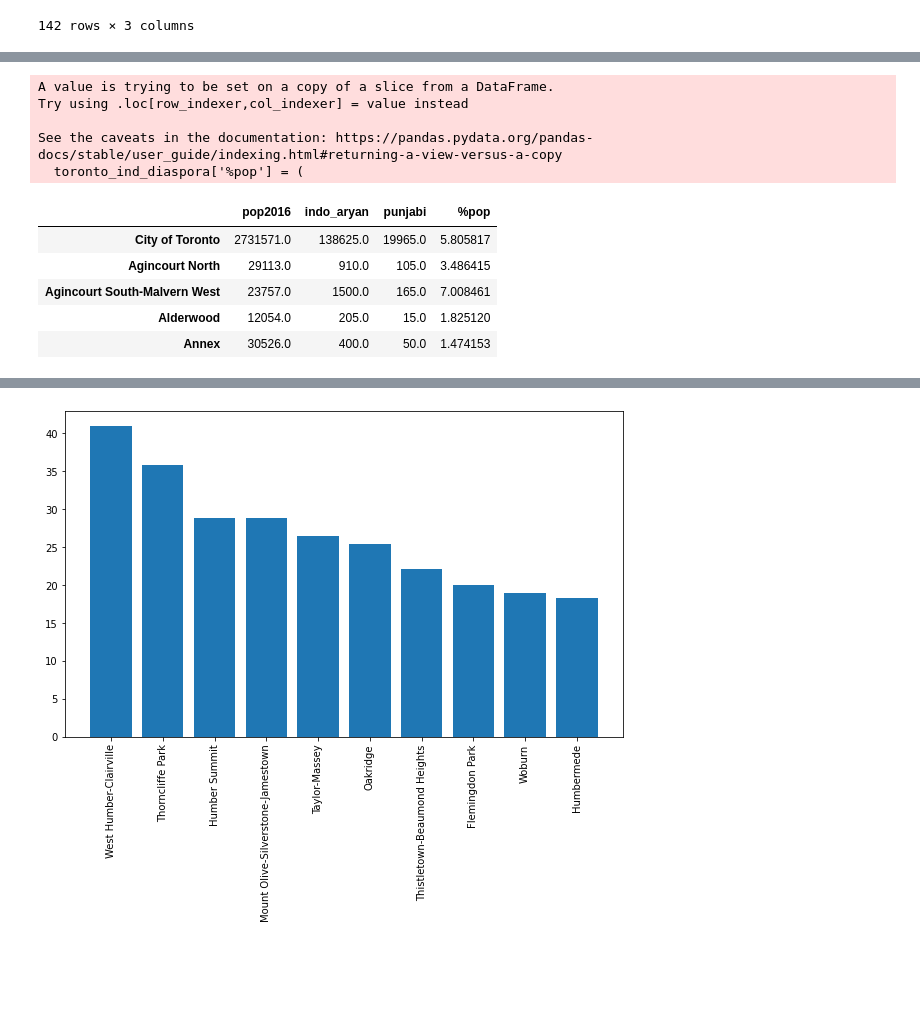
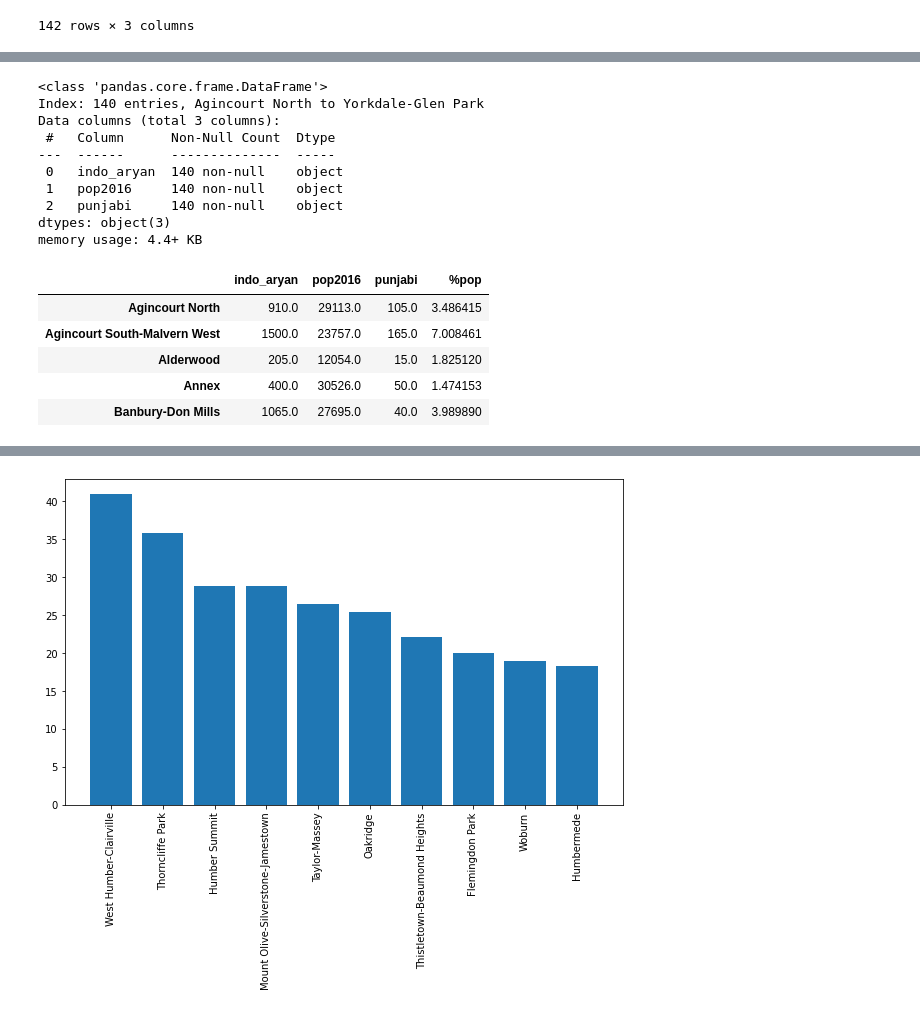
Before and after one commit to arunkhattri/Coursera_Capstone, a Jupyter notebook: 06_BattleOfNeighborhood_wk1.ipynb, the cells around one changed output, grey strips where cells are left out. Drawn from its saved outputs; the diff is of its cells as text; code cells hidden in the pictures; blank space fills up the shorter version.

```diff
--- a/06_BattleOfNeighborhood_wk1.ipynb
+++ b/06_BattleOfNeighborhood_wk1.ipynb
@@ -110,12 +106,13 @@ toronto_ind_diaspora
 # %%
 cols = [ 'pop2016', 'indo_aryan', 'punjabi']
 toronto_ind_diaspora.columns = cols
-toronto_ind_diaspora = toronto_ind_diaspora.iloc[1:, :]
-toronto_ind_diaspora['indo_aryan'] = toronto_ind_diaspora['indo_aryan'].str.replace(',', '')
-toronto_ind_diaspora['pop2016'] = toronto_ind_diaspora['pop2016'].str.replace(',', '')
-toronto_ind_diaspora['punjabi'] = toronto_ind_diaspora['punjabi'].str.replace(',', '')
-toronto_ind_diaspora['indo_aryan'] = toronto_ind_diaspora['indo_aryan'].astype('float64')
-toronto_ind_diaspora['pop2016'] = toronto_ind_diaspora['pop2016'].astype('float64')
-toronto_ind_diaspora['punjabi'] = toronto_ind_diaspora['punjabi'].astype('float64')
-toronto_ind_diaspora.head()
+# toronto_ind = toronto_ind_diaspora.iloc[1:, :]
+toronto_ind = pd.DataFrame(index=toronto_ind_diaspora.index[2:])
+indo_aryan = toronto_ind_diaspora.loc[:, 'indo_aryan'].str.replace(',', '')
+toronto_ind['indo_aryan'] = indo_aryan
+pop2016 = toronto_ind_diaspora.loc[:, 'pop2016'].str.replace(',', '')
+toronto_ind['pop2016'] = pop2016
+punjabi = toronto_ind_diaspora.loc[:, 'punjabi'].str.replace(',', '')
+toronto_ind['punjabi'] = punjabi
+toronto_ind.head()
 # %% [output]
@@ -145,18 +125,30 @@ See the caveats in the documentation: https://pandas.pydata.org/pandas-docs/stab
+# %%
+toronto_ind.info()
+# %% [output]
+<class 'pandas.core.frame.DataFrame'>
+Index: 140 entries, Agincourt North to Yorkdale-Glen Park
+Data columns (total 3 columns):
+ #   Column      Non-Null Count  Dtype
+---  ------      --------------  -----
+ 0   indo_aryan  140 non-null    object
+ 1   pop2016     140 non-null    object
+ 2   punjabi     140 non-null    object
+dtypes: object(3)
+memory usage: 4.4+ KB
+# %%
+toronto_ind['indo_aryan'] = toronto_ind['indo_aryan'].astype('float64')
+toronto_ind['pop2016'] = toronto_ind['pop2016'].astype('float64')
+toronto_ind['punjabi'] = toronto_ind['punjabi'].astype('float64')
 # %%
-toronto_ind_diaspora['%pop'] = (
-    (toronto_ind_diaspora['indo_aryan'] + toronto_ind_diaspora['punjabi']) / toronto_ind_diaspora['pop2016']) * 100
-toronto_ind_diaspora.head()
+toronto_ind['%pop'] = (
+    (toronto_ind['indo_aryan'] + toronto_ind['punjabi']) / toronto_ind['pop2016']) * 100
+toronto_ind.head()
 # %% [output]
-A value is trying to be set on a copy of a slice from a DataFrame.
-Try using .loc[row_indexer,col_indexer] = value instead
-
-See the caveats in the documentation: https://pandas.pydata.org/pandas-docs/stable/user_guide/indexing.html#returning-a-view-versus-a-copy
-  toronto_ind_diaspora['%pop'] = (
-|  | pop2016 | indo_aryan | punjabi | %pop |
-| City of Toronto | 2731571.0 | 138625.0 | 19965.0 | 5.805817 |
-| Agincourt North | 29113.0 | 910.0 | 105.0 | 3.486415 |
-| Agincourt South-Malvern West | 23757.0 | 1500.0 | 165.0 | 7.008461 |
-| Alderwood | 12054.0 | 205.0 | 15.0 | 1.825120 |
-| Annex | 30526.0 | 400.0 | 50.0 | 1.474153 |
+|  | indo_aryan | pop2016 | punjabi | %pop |
+| Agincourt North | 910.0 | 29113.0 | 105.0 | 3.486415 |
+| Agincourt South-Malvern West | 1500.0 | 23757.0 | 165.0 | 7.008461 |
+| Alderwood | 205.0 | 12054.0 | 15.0 | 1.825120 |
+| Annex | 400.0 | 30526.0 | 50.0 | 1.474153 |
+| Banbury-Don Mills | 1065.0 | 27695.0 | 40.0 | 3.989890 |
 # %%
 # plot top 10 neighborhood with indian diaspora
```
Also changed, not shown: parts of 42 cells of this notebook, 1 other file.
